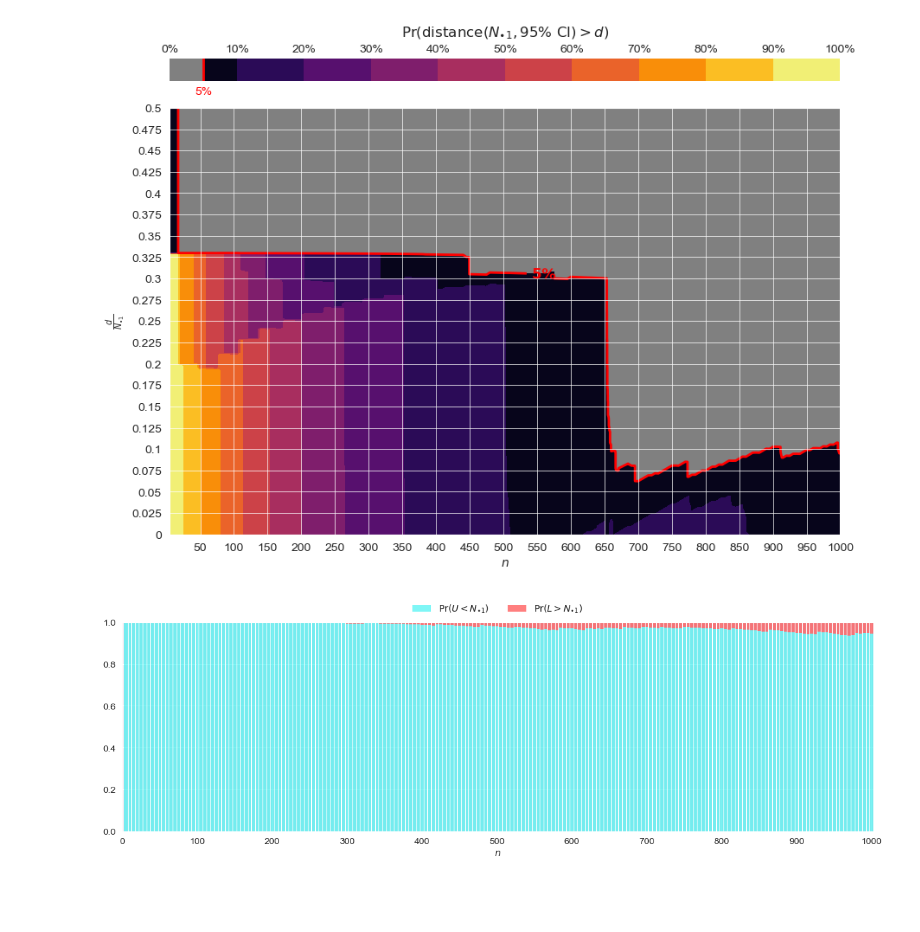
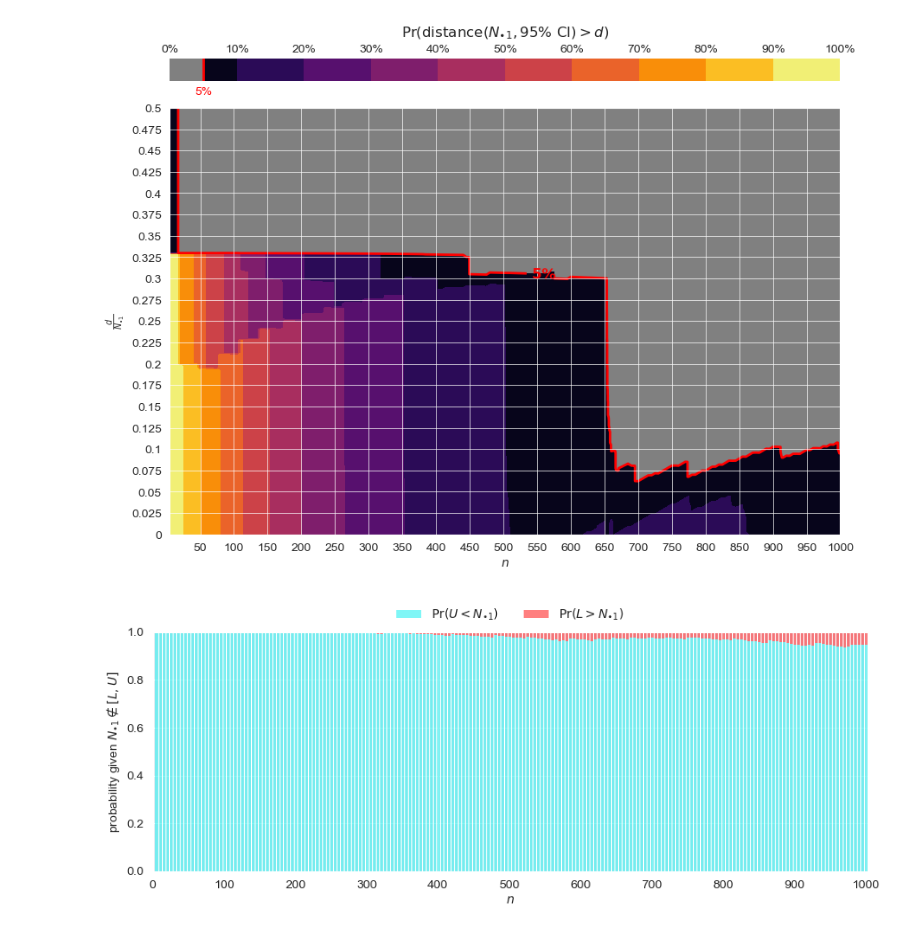
Before and after one commit to vlad-oles/area-adjusted-estimation, a Jupyter notebook: visualizations/plot_2_S1_Pr(CI_miss).ipynb, the cells around one changed output. Cells and saved outputs as stored; diff of their text form; code cells hidden in the pictures; blank space fills up the shorter version.

Commit message:
added Figures S1, S2

```diff
--- a/visualizations/plot_2_S1_Pr(CI_miss).ipynb
+++ b/visualizations/plot_2_S1_Pr(CI_miss).ipynb
@@ -248,7 +248,7 @@ sep_color   = "white"   # or "black", "#dddddd", etc.
 sep_lw      = 0.8
 alpha = .5
 
-fig, ax = plt.subplots(figsize=(12, 4.5))
+fig, ax = plt.subplots(figsize=(9, 4))
 
 # stacked bars with no outlines
 ax.bar(
@@ -269,34 +269,33 @@ ax.bar(
     width=bar_width,
     align="center",
     bottom=frac_under,
     color=over_color,
     label=r"$\Pr(L > N_{\bullet 1})$",# | N_{\bullet 1} \notin [L, U])$",
     edgecolor="none",
     linewidth=0,
     alpha=alpha
 )
 
 # vertical separators between adjacent bars only
 boundaries = (ns[:-1] + ns[1:]) / 2
 ax.vlines(boundaries, ymin=0, ymax=1, colors=sep_color, linewidth=sep_lw)
 
 ax.set_xlabel("$n$")
-# ax.set_ylabel("proportion of missed CIs")
+ax.set_ylabel(r"probability given $N_{\bullet 1} \notin [L, U]$")
 ax.set_ylim(0, 1)
 ax.set_xlim(ns.min() - spacing/2, ns.max() + spacing/2)
 ax.set_xticks(np.arange(0, ns.max() + 1, 100))
 
 ax.legend(
     loc="lower center",
     bbox_to_anchor=(0.5, 1.02),
     ncol=2,
     frameon=False,
     borderaxespad=0
 )
 
 plt.tight_layout(rect=[0, 0, 1, 0.93])
+plt.savefig(f'S1_Pr(directional_miss).png', bbox_inches='tight', dpi=600)
 plt.show()
-
-plt.savefig(f'S1_Pr(directional_miss).png', bbox_inches='tight', dpi=600)
 # %% [output]
-[figure, old version]
+[figure, new version]
```
Also changed, not shown: parts of 1 cell of this notebook, 1 other file.
